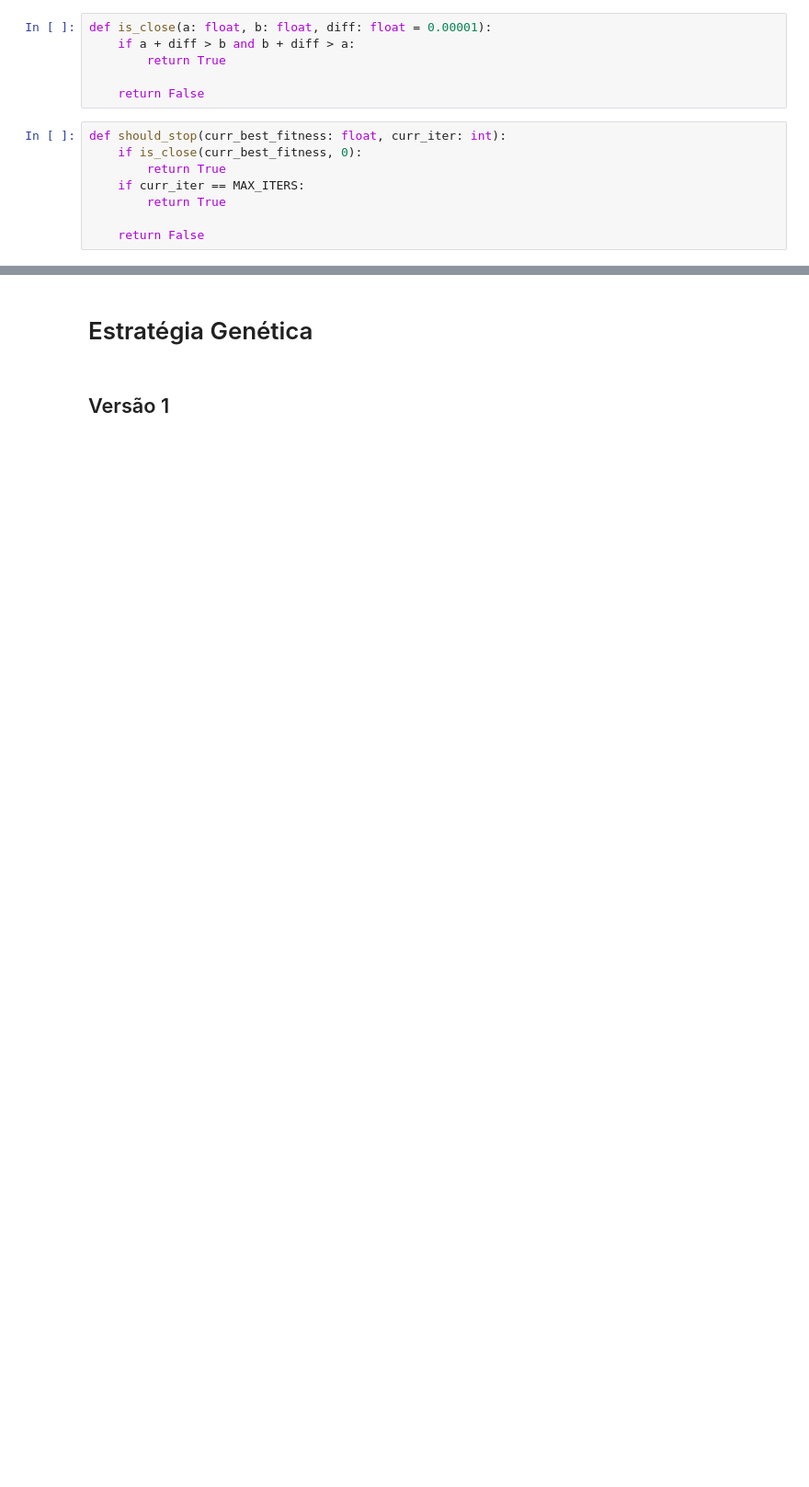
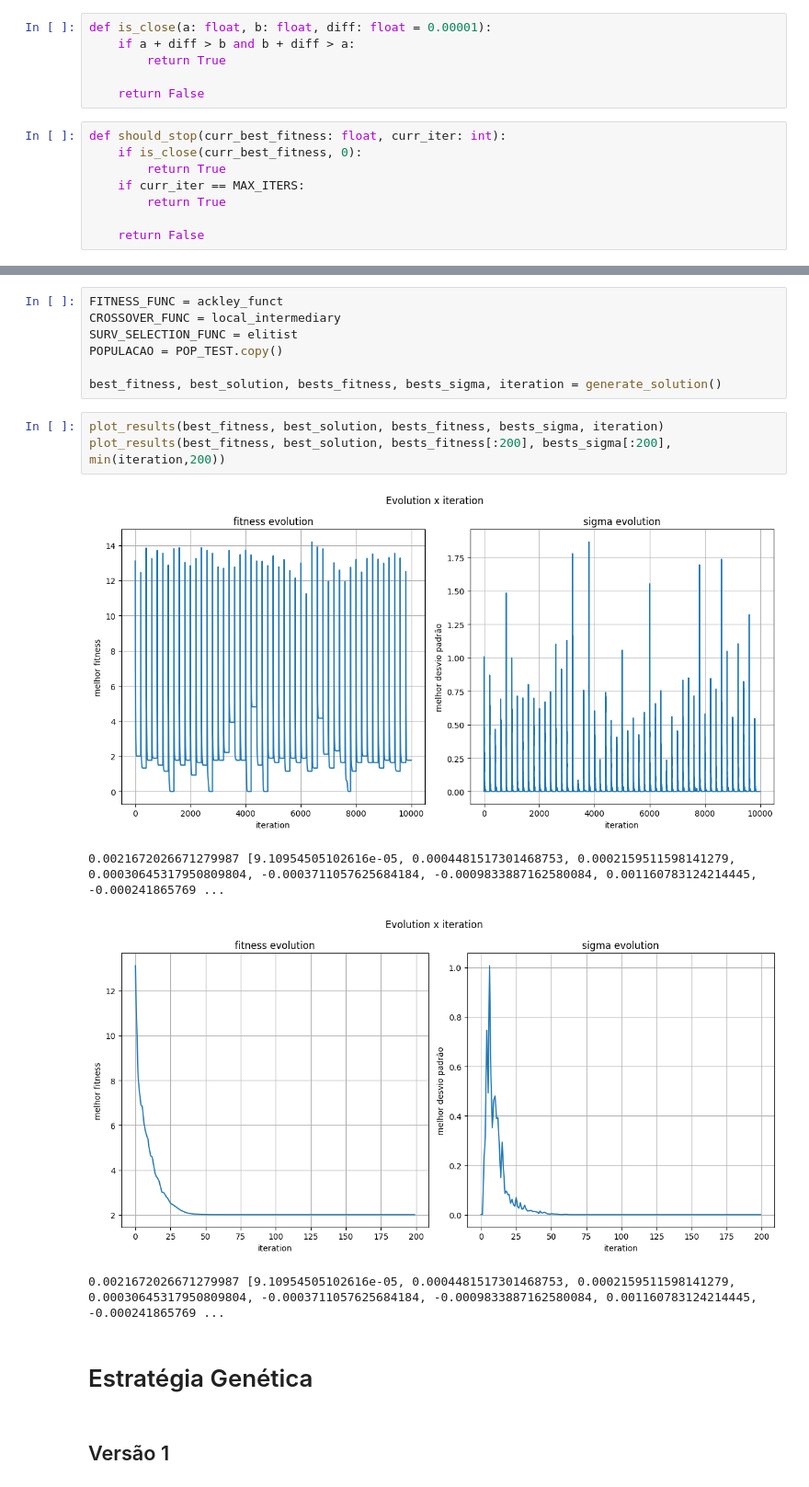
Before and after one commit to vhlk/EEAckleyFunc, a Jupyter notebook: AckleyEE.ipynb, the cells around one changed output, grey strips where cells are left out. Shown: that part at 92% size. Saved outputs shown, nothing was run; the diff lists cells and outputs as text; blank space fills up the shorter version.

```diff
--- a/AckleyEE.ipynb
+++ b/AckleyEE.ipynb
@@ -248,3 +343,18 @@ print(iteration)
+# %%
+FITNESS_FUNC = ackley_funct
+CROSSOVER_FUNC = local_intermediary
+SURV_SELECTION_FUNC = elitist
+POPULACAO = POP_TEST.copy()
+
+best_fitness, best_solution, bests_fitness, bests_sigma, iteration = generate_solution()
+# %%
+plot_results(best_fitness, best_solution, bests_fitness, bests_sigma, iteration)
+plot_results(best_fitness, best_solution, bests_fitness[:200], bests_sigma[:200], min(iteration,200))
+# %% [output]
+[figure, added]
+0.0021672026671279987 [9.10954505102616e-05, 0.0004481517301468753, 0.0002159511598141279, 0.00030645317950809804, -0.0003711057625684184, -0.0009833887162580084, 0.001160783124214445, -0.000241865769 ...
+[figure, added]
+0.0021672026671279987 [9.10954505102616e-05, 0.0004481517301468753, 0.0002159511598141279, 0.00030645317950809804, -0.0003711057625684184, -0.0009833887162580084, 0.001160783124214445, -0.000241865769 ...
 # %% [markdown]
 # Estratégia Genética
 # %% [markdown]
```
Also changed, not shown: parts of 32 cells of this notebook.
